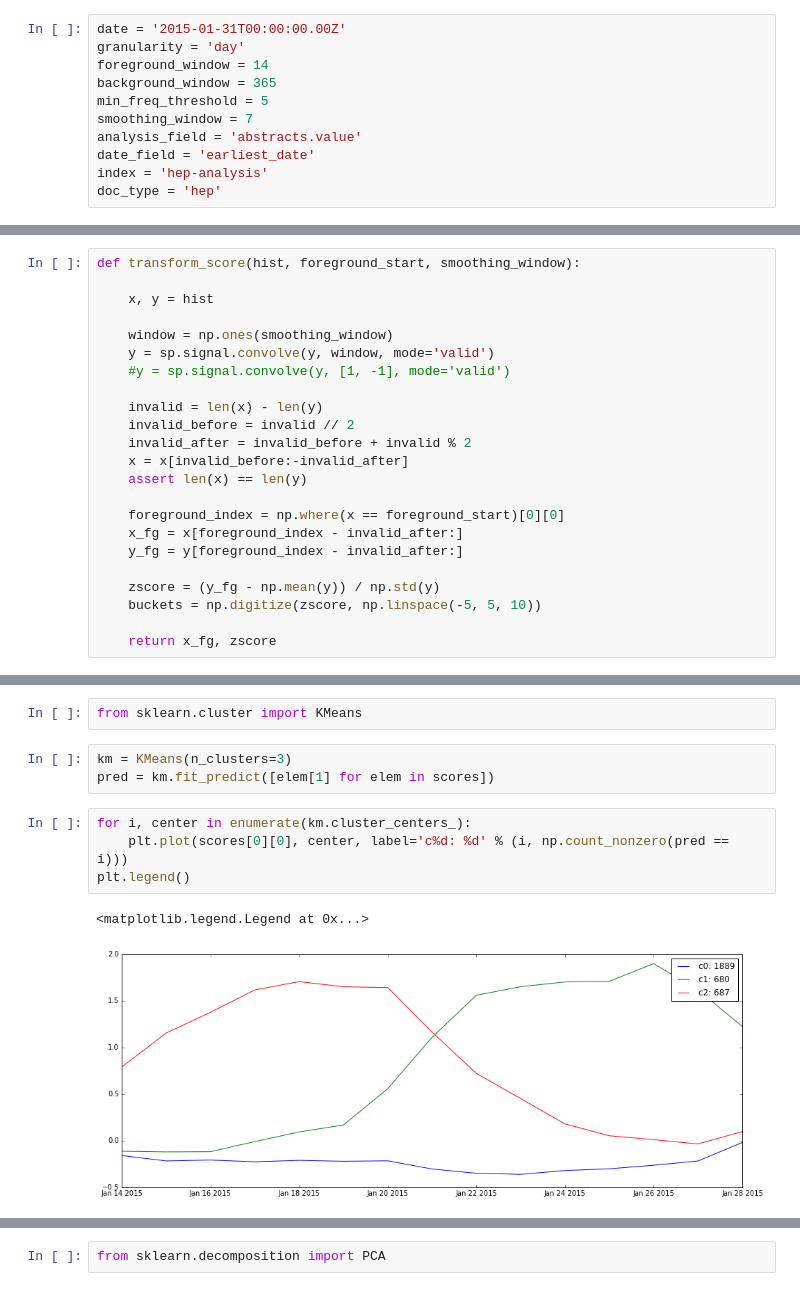
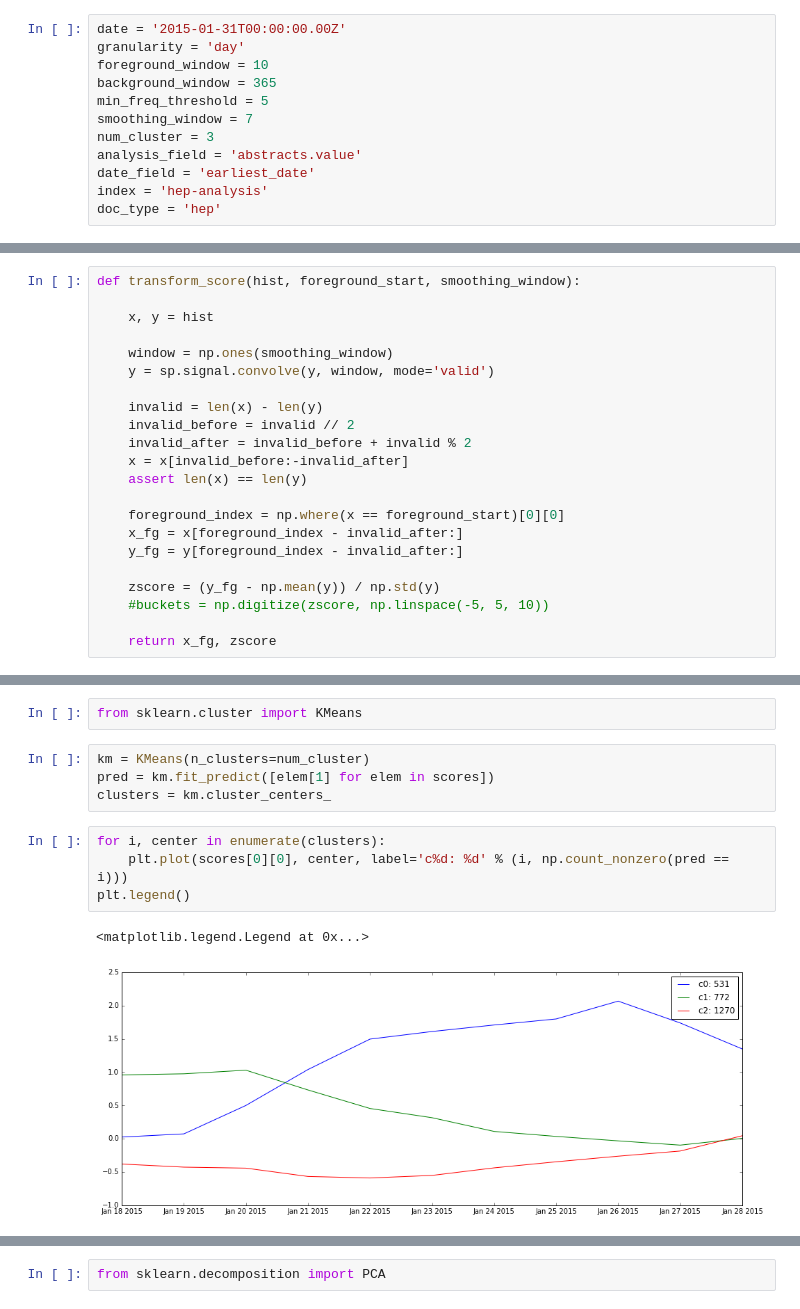
Before and after one commit to inspirehep/invenio-trends, a Jupyter notebook: research/Pipeline.ipynb, the cells around one changed output, grey strips where cells are left out. Saved outputs shown, nothing was run; the diff lists cells and outputs as text.

```diff
--- a/research/Pipeline.ipynb
+++ b/research/Pipeline.ipynb
@@ -15,10 +15,11 @@ def parse_iso_date(str):
 # %%
 date = '2015-01-31T00:00:00.00Z'
 granularity = 'day'
-foreground_window = 14
+foreground_window = 10
 background_window = 365
 min_freq_threshold = 5
 smoothing_window = 7
+num_cluster = 3
 analysis_field = 'abstracts.value'
 date_field = 'earliest_date'
 index = 'hep-analysis'
@@ -131,7 +132,6 @@ def transform_score(hist, foreground_start, smoothing_window):
 
     window = np.ones(smoothing_window)
     y = sp.signal.convolve(y, window, mode='valid')
-    #y = sp.signal.convolve(y, [1, -1], mode='valid')
 
     invalid = len(x) - len(y)
     invalid_before = invalid // 2
@@ -144,7 +144,7 @@ def transform_score(hist, foreground_start, smoothing_window):
     y_fg = y[foreground_index - invalid_after:]
 
     zscore = (y_fg - np.mean(y)) / np.std(y)
-    buckets = np.digitize(zscore, np.linspace(-5, 5, 10))
+    #buckets = np.digitize(zscore, np.linspace(-5, 5, 10))
 
     return x_fg, zscore
 # %%
@@ -171,12 +175,13 @@ for hist in hists:
 # %%
 from sklearn.cluster import KMeans
 # %%
-km = KMeans(n_clusters=3)
+km = KMeans(n_clusters=num_cluster)
 pred = km.fit_predict([elem[1] for elem in scores])
+clusters = km.cluster_centers_
 # %%
-for i, center in enumerate(km.cluster_centers_):
+for i, center in enumerate(clusters):
     plt.plot(scores[0][0], center, label='c%d: %d' % (i, np.count_nonzero(pred == i)))
 plt.legend()
 # %% [output]
 <matplotlib.legend.Legend at 0x...>
-[figure, old version]
+[figure, new version]
```
Also changed, not shown: parts of 8 cells of this notebook, 2 other files.
